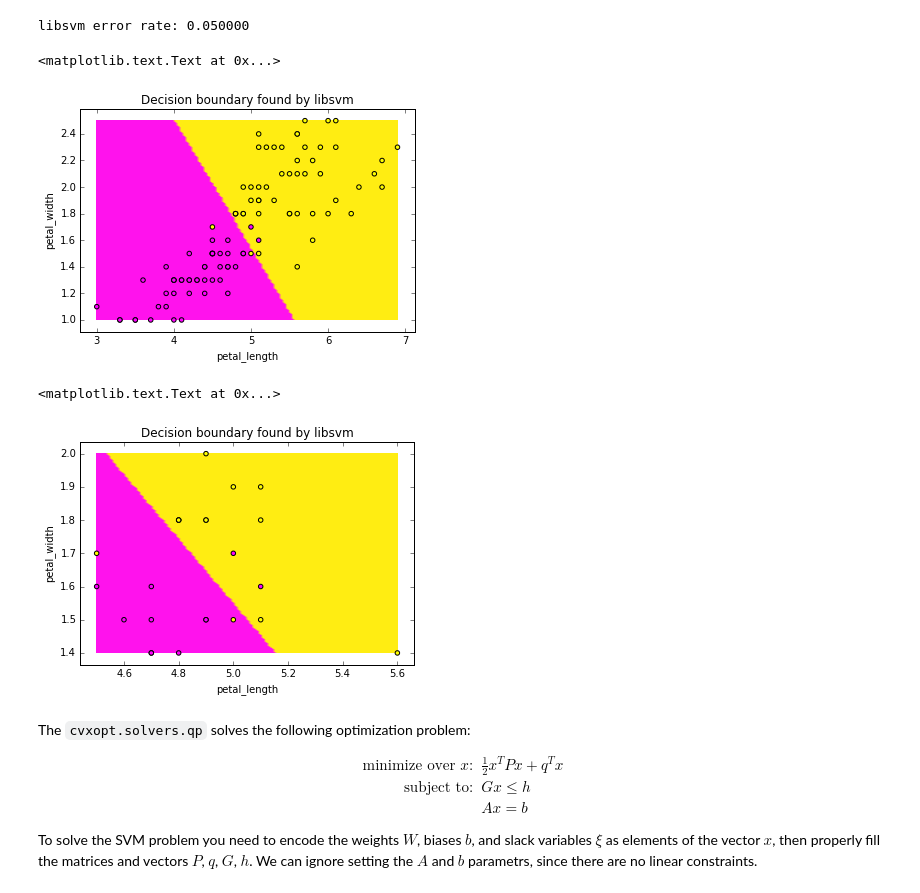
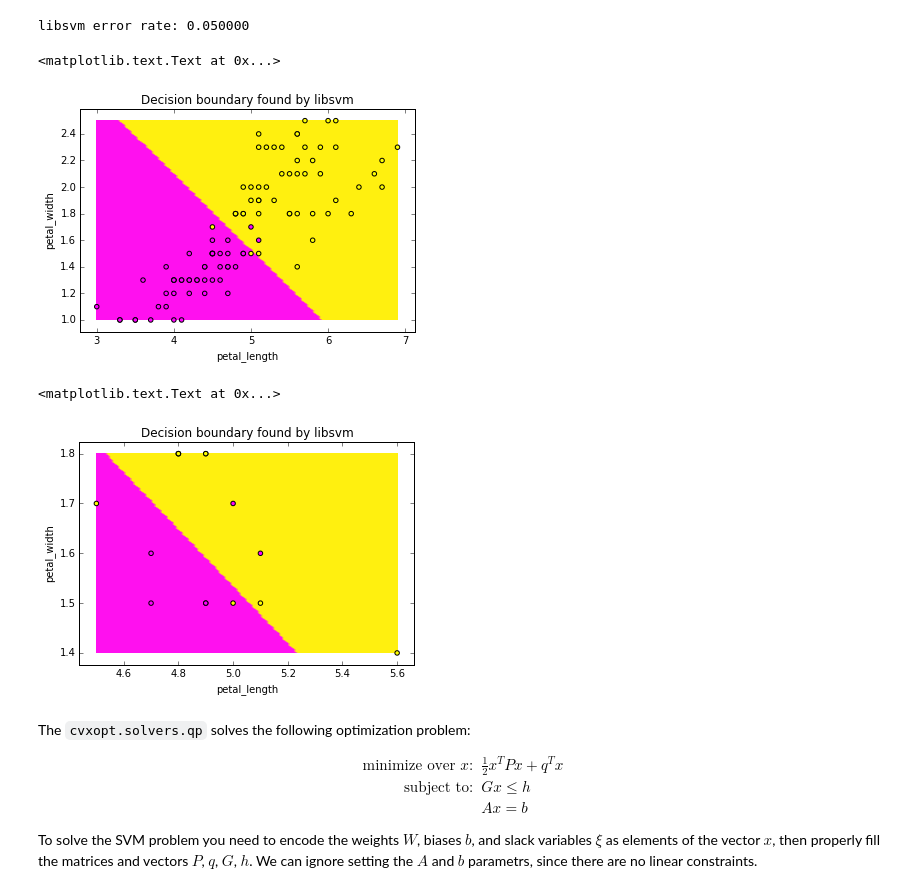
Before and after one commit to scoiatael/nn_assignments, a Jupyter notebook: assignment5/starter_code_problems_1_5.ipynb, the cells around one changed output. Cells and saved outputs as stored; diff of their text form; code cells hidden in the pictures.

```diff
--- a/assignment5/starter_code_problems_1_5.ipynb
+++ b/assignment5/starter_code_problems_1_5.ipynb
@@ -161,14 +180,16 @@ Targets:  ['setosa' 'versicolor' 'virginica']
 IrisX2F.shape, IrisY.shape
 # %% [output]
 ((2, 100), (1, 100))
+# %%
+IrisYp = IrisY.ravel() * 2.0 - 1.0
 # %%
 #
 # TODO: Fit a linear SVM using libsvm
 #
-svm = SVC(kernel='linear')
-svm.fit(IrisX2F.T, IrisY.ravel())
+svm = SVC(kernel='linear', C=10.0)
+svm.fit(IrisX2F.T, IrisYp)# IrisY.ravel())
 
-print "libsvm error rate: %f" % ((svm.predict(IrisX2F.T)!=IrisY).mean(),)
+print "libsvm error rate: %f" % ((svm.predict(IrisX2F.T)!=IrisYp).mean(),)
 # %% [output]
 libsvm error rate: 0.050000
 # %%
@@ -190,34 +211,34 @@ ylabel('petal_width')
 title('Decision boundary found by libsvm')
 # %% [output]
 <matplotlib.text.Text at 0x...>
-[figure, old version]
+[figure, new version]
 # %%
 #
 # Plot the decision boundary and the support vectors.
 #
 # You can extract the indices of support vectors and their weights from fields of the
 # svm object. Display the loaction of support vectors and their weights (by changing the
 # size in the scatterplot)
 #
 # TODO
 Xs = IrisX2F.T[svm.support_].T
 Ys = IrisY.ravel()[svm.support_]
 
 petal_lengths, petal_widths = np.meshgrid(np.linspace(Xs[0,:].min(), Xs[0,:].max(), 100),
                                           np.linspace(Xs[1,:].min(), Xs[1,:].max(), 100))
 
-IrisXGrid = np.vstack([petal_lengths.ravel(), petal_widths.ravel()])
-predictions_Grid = svm.predict(IrisXGrid.T)
+smallIrisXGrid = np.vstack([petal_lengths.ravel(), petal_widths.ravel()])
+predictions_Grid = svm.predict(smallIrisXGrid.T)
 
 contourf(petal_lengths, petal_widths, predictions_Grid.reshape(petal_lengths.shape), cmap='spring')
 scatter(Xs[0,:], Xs[1,:], c=Ys, cmap='spring')
 
 xlabel('petal_length')
 ylabel('petal_width')
 title('Decision boundary found by libsvm')
 # %% [output]
 <matplotlib.text.Text at 0x...>
-[figure, old version]
+[figure, new version]
 # %% [markdown]
 The `cvxopt.solvers.qp` solves the following optimization problem:
 
```
Also changed, not shown: parts of 7 cells of this notebook.
